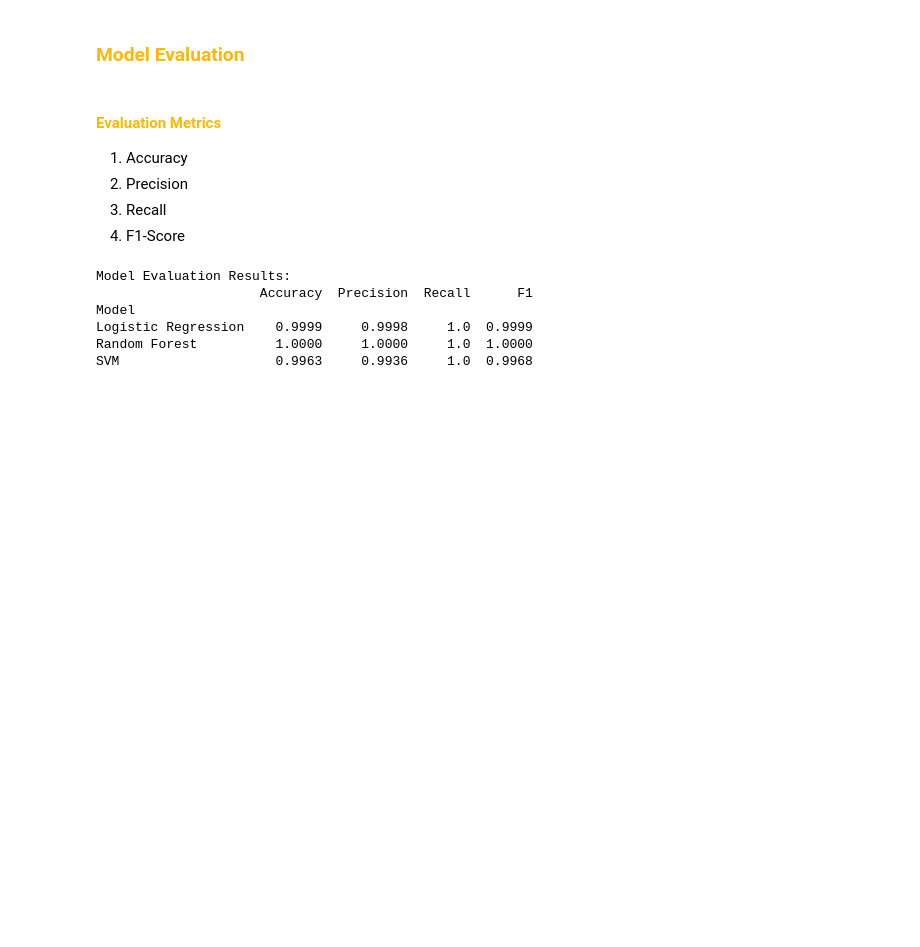
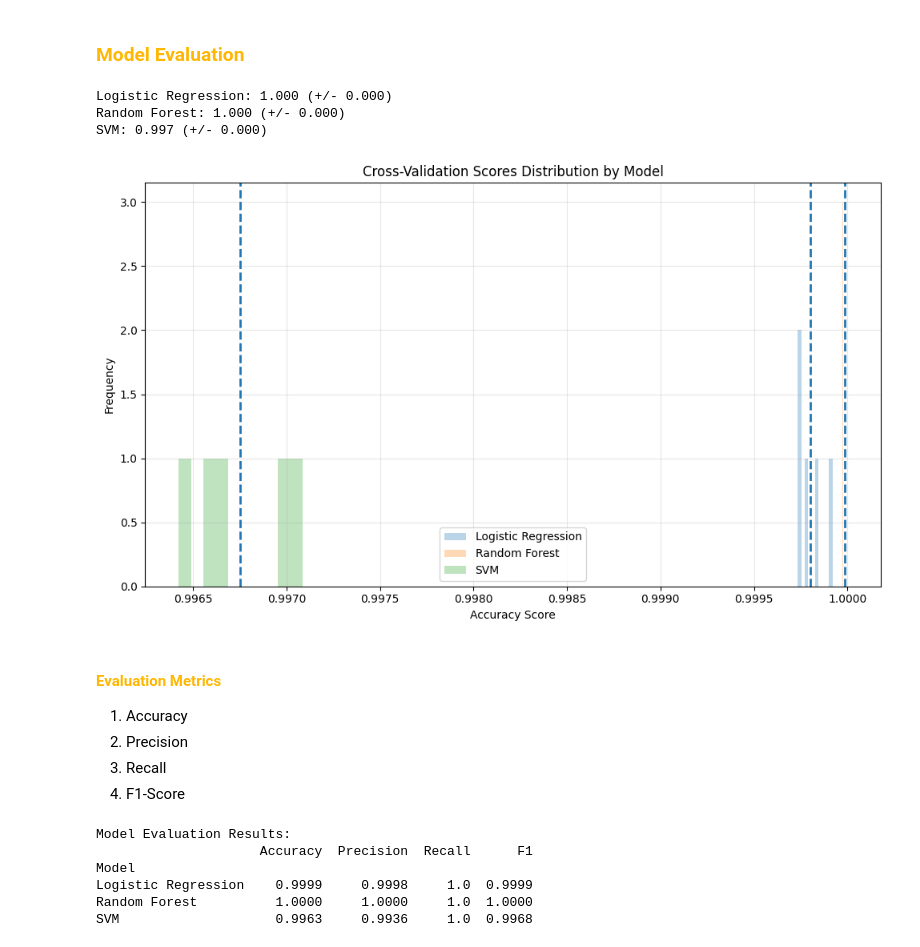
Before and after one commit to gjh0239/AITT-Assignment, a Jupyter notebook: Assignment/Assignment.ipynb, the cells around one changed output. Cells and saved outputs as stored; diff of their text form; code cells hidden in the pictures; blank space fills up the shorter version.

Commit message:
Actually implemented cross-validation (Forgot to run the function)

```diff
--- a/Assignment/Assignment.ipynb
+++ b/Assignment/Assignment.ipynb
@@ -3430,5 +3461,49 @@ Base models training completed!
 # %% [markdown]
 ### <font color='#FFB703'>Model Evaluation</font>
+# %%
+def visualize_cv_scores(cv_scores):
+	"""
+	Visualize cross-validation scores distribution.
+
+	Parameters:
+	-----------
+	cv_scores : dict
+		Dictionary containing model names and their CV scores
+
+	Returns:
+	--------
+	None
+		Displays plot of CV scores distribution with statistics
+	"""
+	plt.figure(figsize=(10, 6))
+
+	# Plot distribution for each model
+	for model_name, scores in cv_scores.items():
+		mean_score = np.mean(scores)
+		std_score = np.std(scores)
+
+		# Plot histogram and statistics
+		plt.hist(scores, bins=10, alpha=0.3, label=model_name)
+		plt.axvline(mean_score, linestyle='dashed', linewidth=2)
+
+		# Print statistics
+		print(f"{model_name}: {mean_score:.3f} (+/- {std_score:.3f})")
+
+	plt.title('Cross-Validation Scores Distribution by Model')
+	plt.xlabel('Accuracy Score')
+	plt.ylabel('Frequency')
+	plt.grid(True, alpha=0.3)
+	plt.legend()
+	plt.tight_layout()
+	plt.show()
+
+# Visualize cross-validation results
+visualize_cv_scores(cv_scores)
+# %% [output]
+Logistic Regression: 1.000 (+/- 0.000)
+Random Forest: 1.000 (+/- 0.000)
+SVM: 0.997 (+/- 0.000)
+[figure, added]
 # %% [markdown]
 #### <font color='#FFB703'>Evaluation Metrics</font>
 
```
Also changed, not shown: parts of 6 cells of this notebook.
